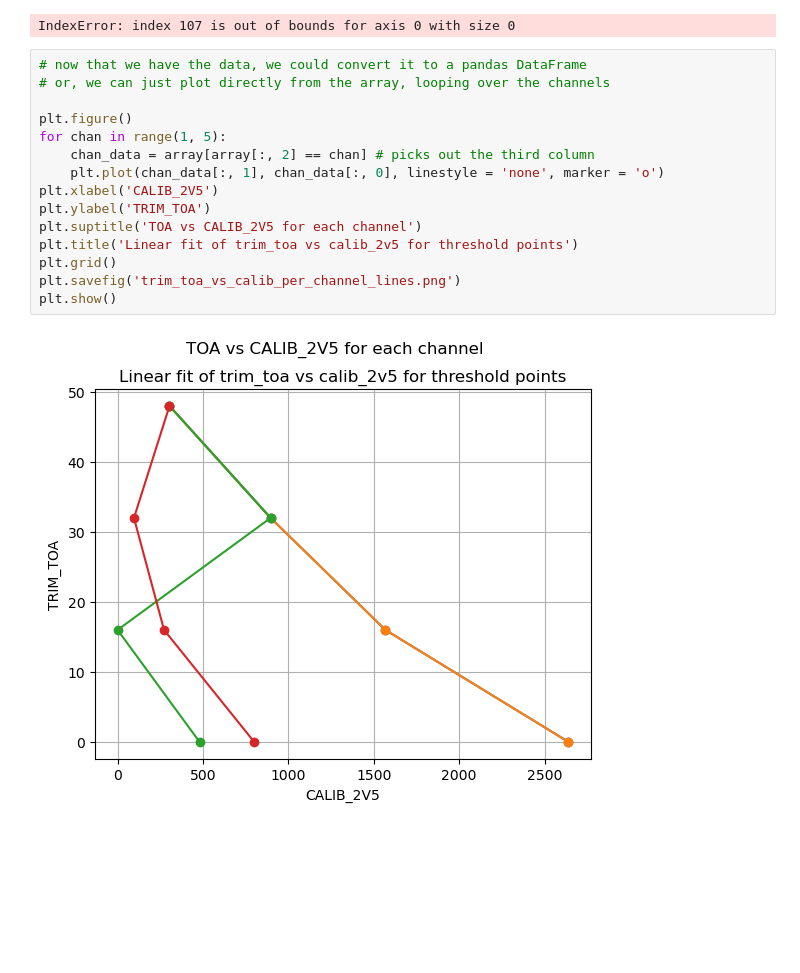
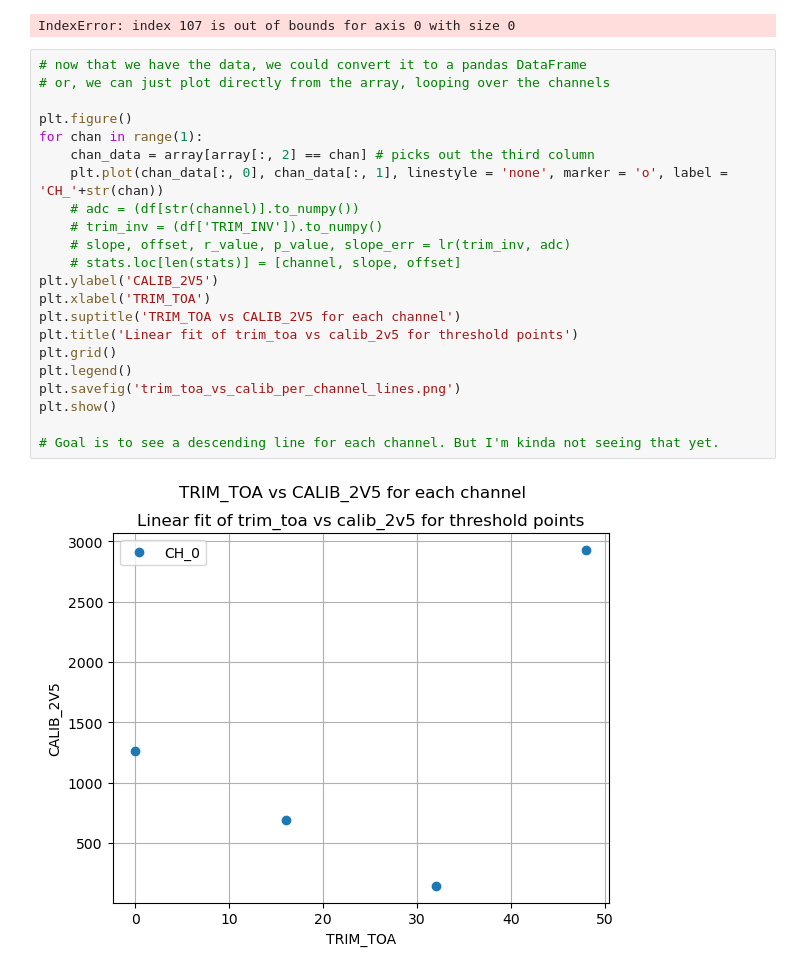
Before and after one commit to LDMX-Software/pflib, a Jupyter notebook: ana/trim_toa/align_trim_toa.ipynb, the cells around one changed output. Cells and saved outputs as stored; diff of their text form; blank space fills up the shorter version.

```diff
--- a/ana/trim_toa/align_trim_toa.ipynb
+++ b/ana/trim_toa/align_trim_toa.ipynb
@@ -126,17 +126,24 @@ IndexError: index 107 is out of bounds for axis 0 with size 0
 # %%
 # now that we have the data, we could convert it to a pandas DataFrame
 # or, we can just plot directly from the array, looping over the channels
 
 plt.figure()
-for chan in range(1, 5):
+for chan in range(1):
     chan_data = array[array[:, 2] == chan] # picks out the third column
-    plt.plot(chan_data[:, 1], chan_data[:, 0], linestyle = 'none', marker = 'o')
-plt.xlabel('CALIB_2V5')
-plt.ylabel('TRIM_TOA')
-plt.suptitle('TOA vs CALIB_2V5 for each channel')
+    plt.plot(chan_data[:, 0], chan_data[:, 1], linestyle = 'none', marker = 'o', label = 'CH_'+str(chan))
+    # adc = (df[str(channel)].to_numpy())
+    # trim_inv = (df['TRIM_INV']).to_numpy()
+    # slope, offset, r_value, p_value, slope_err = lr(trim_inv, adc)
+    # stats.loc[len(stats)] = [channel, slope, offset]
+plt.ylabel('CALIB_2V5')
+plt.xlabel('TRIM_TOA')
+plt.suptitle('TRIM_TOA vs CALIB_2V5 for each channel')
 plt.title('Linear fit of trim_toa vs calib_2v5 for threshold points')
 plt.grid()
+plt.legend()
 plt.savefig('trim_toa_vs_calib_per_channel_lines.png')
 plt.show()
+
+# Goal is to see a descending line for each channel. But I'm kinda not seeing that yet.
 # %% [output]
-[figure, old version]
+[figure, new version]
```
